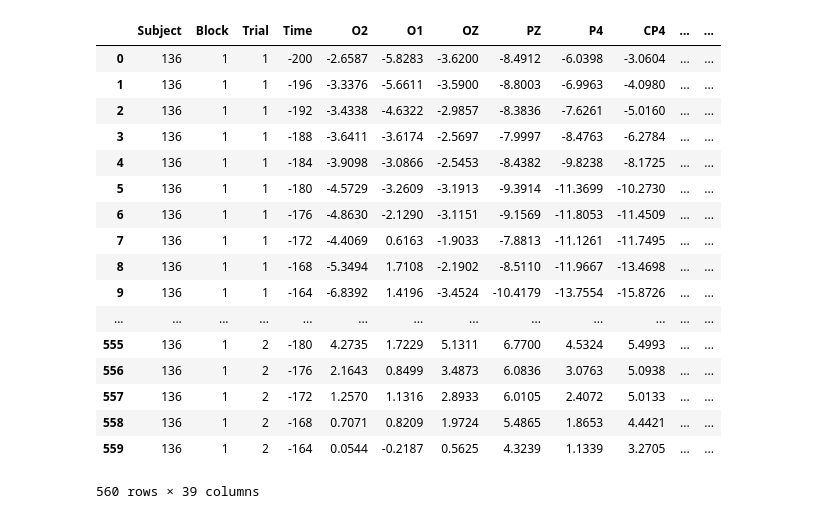
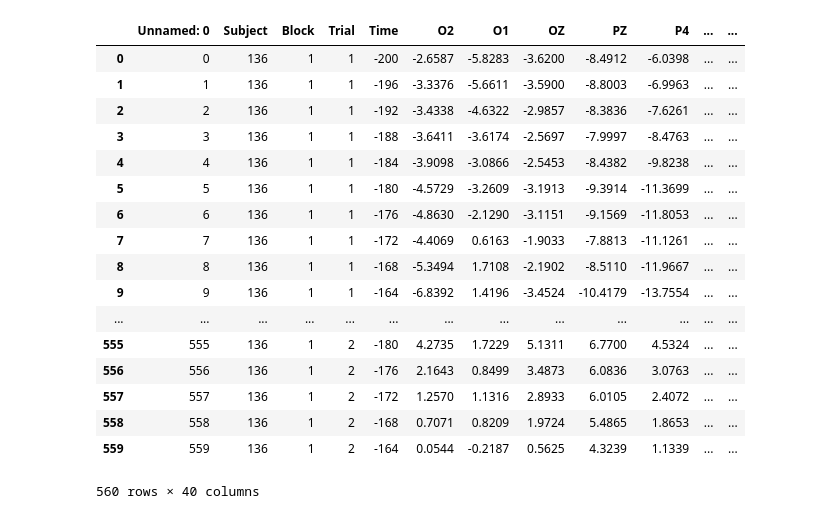
Before and after one commit to jatchison13/neuro-data-analysis-course, a Jupyter notebook: VDR_Decode/VDR_Decoding.ipynb, the cells around one changed output. Saved outputs shown, nothing was run; the diff lists cells and outputs as text; code cells hidden in the pictures.

```diff
--- a/VDR_Decode/VDR_Decoding.ipynb
+++ b/VDR_Decode/VDR_Decoding.ipynb
@@ -66,24 +33,25 @@ df.to_csv(Data_dir + sub + '/136_Data_Final.csv')
 # %%
+#Import data to dataframe
 ##Implement Random forest stuff here...
-df = pd.read_csv(Data_dir + sub + '/136_Data_Final.csv')
+df = pd.read_csv('136_Data_Final.csv')
 df.set_index('Subject')
 df.head(560)
 # %% [output]
-|  | Subject | Block | Trial | Time | O2 | O1 | OZ | PZ | P4 | CP4 | ... | ... |
-| 0 | 136 | 1 | 1 | -200 | -2.6587 | -5.8283 | -3.6200 | -8.4912 | -6.0398 | -3.0604 | ... | ... |
-| 1 | 136 | 1 | 1 | -196 | -3.3376 | -5.6611 | -3.5900 | -8.8003 | -6.9963 | -4.0980 | ... | ... |
-| 2 | 136 | 1 | 1 | -192 | -3.4338 | -4.6322 | -2.9857 | -8.3836 | -7.6261 | -5.0160 | ... | ... |
-| 3 | 136 | 1 | 1 | -188 | -3.6411 | -3.6174 | -2.5697 | -7.9997 | -8.4763 | -6.2784 | ... | ... |
-| 4 | 136 | 1 | 1 | -184 | -3.9098 | -3.0866 | -2.5453 | -8.4382 | -9.8238 | -8.1725 | ... | ... |
-| 5 | 136 | 1 | 1 | -180 | -4.5729 | -3.2609 | -3.1913 | -9.3914 | -11.3699 | -10.2730 | ... | ... |
-| 6 | 136 | 1 | 1 | -176 | -4.8630 | -2.1290 | -3.1151 | -9.1569 | -11.8053 | -11.4509 | ... | ... |
-| 7 | 136 | 1 | 1 | -172 | -4.4069 | 0.6163 | -1.9033 | -7.8813 | -11.1261 | -11.7495 | ... | ... |
-| 8 | 136 | 1 | 1 | -168 | -5.3494 | 1.7108 | -2.1902 | -8.5110 | -11.9667 | -13.4698 | ... | ... |
-| 9 | 136 | 1 | 1 | -164 | -6.8392 | 1.4196 | -3.4524 | -10.4179 | -13.7554 | -15.8726 | ... | ... |
+|  | Unnamed: 0 | Subject | Block | Trial | Time | O2 | O1 | OZ | PZ | P4 | ... | ... |
+| 0 | 0 | 136 | 1 | 1 | -200 | -2.6587 | -5.8283 | -3.6200 | -8.4912 | -6.0398 | ... | ... |
+| 1 | 1 | 136 | 1 | 1 | -196 | -3.3376 | -5.6611 | -3.5900 | -8.8003 | -6.9963 | ... | ... |
+| 2 | 2 | 136 | 1 | 1 | -192 | -3.4338 | -4.6322 | -2.9857 | -8.3836 | -7.6261 | ... | ... |
+| 3 | 3 | 136 | 1 | 1 | -188 | -3.6411 | -3.6174 | -2.5697 | -7.9997 | -8.4763 | ... | ... |
+| 4 | 4 | 136 | 1 | 1 | -184 | -3.9098 | -3.0866 | -2.5453 | -8.4382 | -9.8238 | ... | ... |
+| 5 | 5 | 136 | 1 | 1 | -180 | -4.5729 | -3.2609 | -3.1913 | -9.3914 | -11.3699 | ... | ... |
+| 6 | 6 | 136 | 1 | 1 | -176 | -4.8630 | -2.1290 | -3.1151 | -9.1569 | -11.8053 | ... | ... |
+| 7 | 7 | 136 | 1 | 1 | -172 | -4.4069 | 0.6163 | -1.9033 | -7.8813 | -11.1261 | ... | ... |
+| 8 | 8 | 136 | 1 | 1 | -168 | -5.3494 | 1.7108 | -2.1902 | -8.5110 | -11.9667 | ... | ... |
+| 9 | 9 | 136 | 1 | 1 | -164 | -6.8392 | 1.4196 | -3.4524 | -10.4179 | -13.7554 | ... | ... |
 | ... | ... | ... | ... | ... | ... | ... | ... | ... | ... | ... | ... | ... |
-| 555 | 136 | 1 | 2 | -180 | 4.2735 | 1.7229 | 5.1311 | 6.7700 | 4.5324 | 5.4993 | ... | ... |
-| 556 | 136 | 1 | 2 | -176 | 2.1643 | 0.8499 | 3.4873 | 6.0836 | 3.0763 | 5.0938 | ... | ... |
-| 557 | 136 | 1 | 2 | -172 | 1.2570 | 1.1316 | 2.8933 | 6.0105 | 2.4072 | 5.0133 | ... | ... |
-| 558 | 136 | 1 | 2 | -168 | 0.7071 | 0.8209 | 1.9724 | 5.4865 | 1.8653 | 4.4421 | ... | ... |
-| 559 | 136 | 1 | 2 | -164 | 0.0544 | -0.2187 | 0.5625 | 4.3239 | 1.1339 | 3.2705 | ... | ... |
+| 555 | 555 | 136 | 1 | 2 | -180 | 4.2735 | 1.7229 | 5.1311 | 6.7700 | 4.5324 | ... | ... |
+| 556 | 556 | 136 | 1 | 2 | -176 | 2.1643 | 0.8499 | 3.4873 | 6.0836 | 3.0763 | ... | ... |
+| 557 | 557 | 136 | 1 | 2 | -172 | 1.2570 | 1.1316 | 2.8933 | 6.0105 | 2.4072 | ... | ... |
+| 558 | 558 | 136 | 1 | 2 | -168 | 0.7071 | 0.8209 | 1.9724 | 5.4865 | 1.8653 | ... | ... |
+| 559 | 559 | 136 | 1 | 2 | -164 | 0.0544 | -0.2187 | 0.5625 | 4.3239 | 1.1339 | ... | ... |
-560 rows × 39 columns
+560 rows × 40 columns
```
Also changed, not shown: parts of 6 cells of this notebook.
